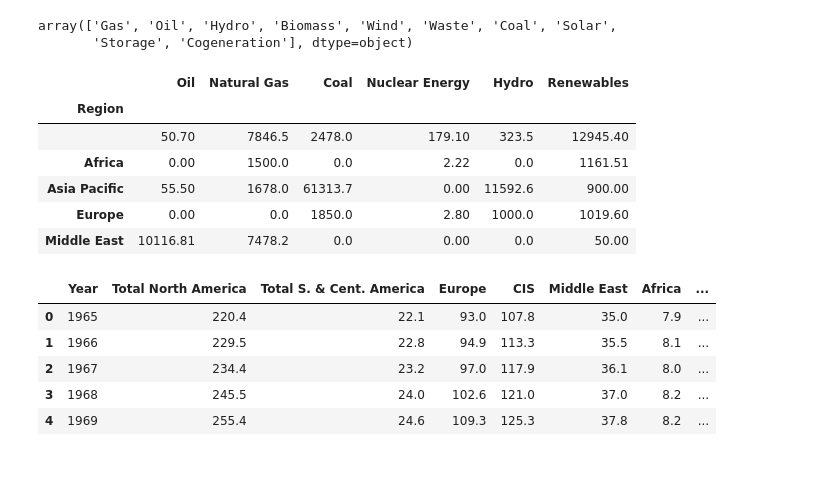
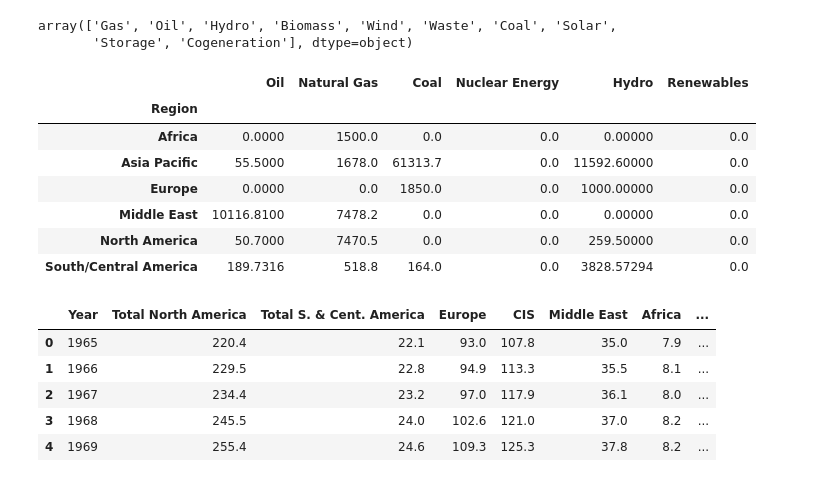
Before and after one commit to gabigham/dagger, a Jupyter notebook: USvsWorld.ipynb, the cells around one changed output. Saved outputs shown, nothing was run; the diff lists cells and outputs as text; code cells hidden in the pictures.

```diff
--- a/USvsWorld.ipynb
+++ b/USvsWorld.ipynb
@@ -55,42 +57,43 @@ array(['Gas', 'Oil', 'Hydro', 'Biomass', 'Wind', 'Waste', 'Coal', 'Solar',
 # %%
 g = cap_type.groupby('Region')
 
 oil = g.apply(lambda x: x[x['primary_fuel']=='Oil']['capacity_mw'].sum() )
 gas = g.apply(lambda x: x[x['primary_fuel']=='Gas']['capacity_mw'].sum() )
 coal = g.apply(lambda x: x[x['primary_fuel']=='Coal']['capacity_mw'].sum() )
 nuclear = g.apply(lambda x: x[x['primary_fuel'].isin(nuclear)]['capacity_mw'].sum() )
 hydro = g.apply(lambda x: x[x['primary_fuel']=='Hydro']['capacity_mw'].sum() )
 renewables = g.apply(lambda x: x[x['primary_fuel'].isin(renewables)]['capacity_mw'].sum() )
 
 oil = oil.to_frame()
 gas = gas.to_frame()
 coal = coal.to_frame()
 nuclear = nuclear.to_frame()
 hydro = hydro.to_frame()
 renewables = renewables.to_frame()
 
 oil = oil.rename(columns = {0:"Oil"})
 gas = gas.rename(columns = {0:"Natural Gas"})
 coal = coal.rename(columns = {0:"Coal"})
 nuclear = nuclear.rename(columns = {0:"Nuclear Energy"})
 hydro = hydro.rename(columns = {0:"Hydro"})
 renewables = renewables.rename(columns = {0:"Renewables"})
 
-m1 = pd.merge(oil, gas, on="Region")
-m2 = pd.merge(m1, coal, on="Region")
-m3 = pd.merge(m2, nuclear, on="Region")
-m4 = pd.merge(m3, hydro, on="Region")
-green_cap_df = pd.merge(m4, renewables, on="Region")
-
-green_cap_df.head()
+m1 = pd.merge(oil, gas, on="Region", how="outer")
+m2 = pd.merge(m1, coal, on="Region", how="outer")
+m3 = pd.merge(m2, nuclear, on="Region", how="outer")
+m4 = pd.merge(m3, hydro, on="Region", how="outer")
+green_cap_df = pd.merge(m4, renewables, on="Region", how="outer")
+green_cap_df = green_cap_df[1:len(green_cap_df)]  # remove unidentified regions
+green_cap_df.head(10)
 # %% [output]
 |  | Oil | Natural Gas | Coal | Nuclear Energy | Hydro | Renewables |
 | Region |  |  |  |  |  |  |
-|  | 50.70 | 7846.5 | 2478.0 | 179.10 | 323.5 | 12945.40 |
-| Africa | 0.00 | 1500.0 | 0.0 | 2.22 | 0.0 | 1161.51 |
-| Asia Pacific | 55.50 | 1678.0 | 61313.7 | 0.00 | 11592.6 | 900.00 |
-| Europe | 0.00 | 0.0 | 1850.0 | 2.80 | 1000.0 | 1019.60 |
-| Middle East | 10116.81 | 7478.2 | 0.0 | 0.00 | 0.0 | 50.00 |
+| Africa | 0.0000 | 1500.0 | 0.0 | 0.0 | 0.00000 | 0.0 |
+| Asia Pacific | 55.5000 | 1678.0 | 61313.7 | 0.0 | 11592.60000 | 0.0 |
+| Europe | 0.0000 | 0.0 | 1850.0 | 0.0 | 1000.00000 | 0.0 |
+| Middle East | 10116.8100 | 7478.2 | 0.0 | 0.0 | 0.00000 | 0.0 |
+| North America | 50.7000 | 7470.5 | 0.0 | 0.0 | 259.50000 | 0.0 |
+| South/Central America | 189.7316 | 518.8 | 164.0 | 0.0 | 3828.57294 | 0.0 |
 # %%
 #import and format generation per capita data
 generation_file = 'data/generation.csv'
```
Also changed, not shown: parts of 8 cells of this notebook.
